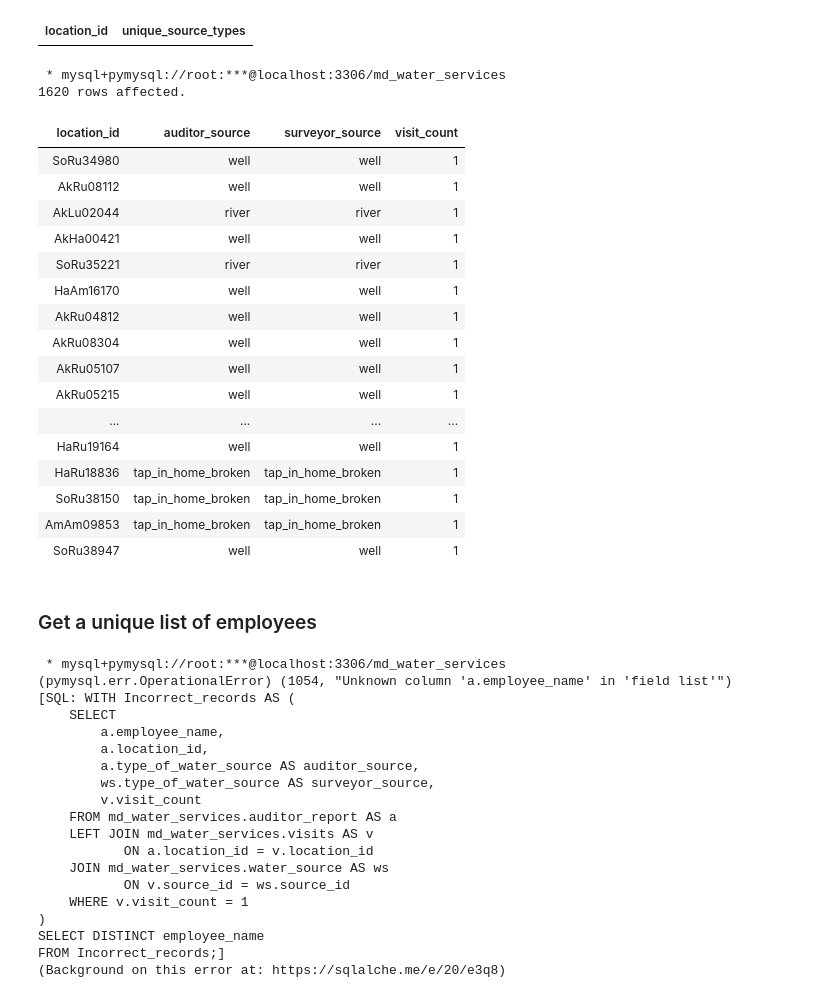
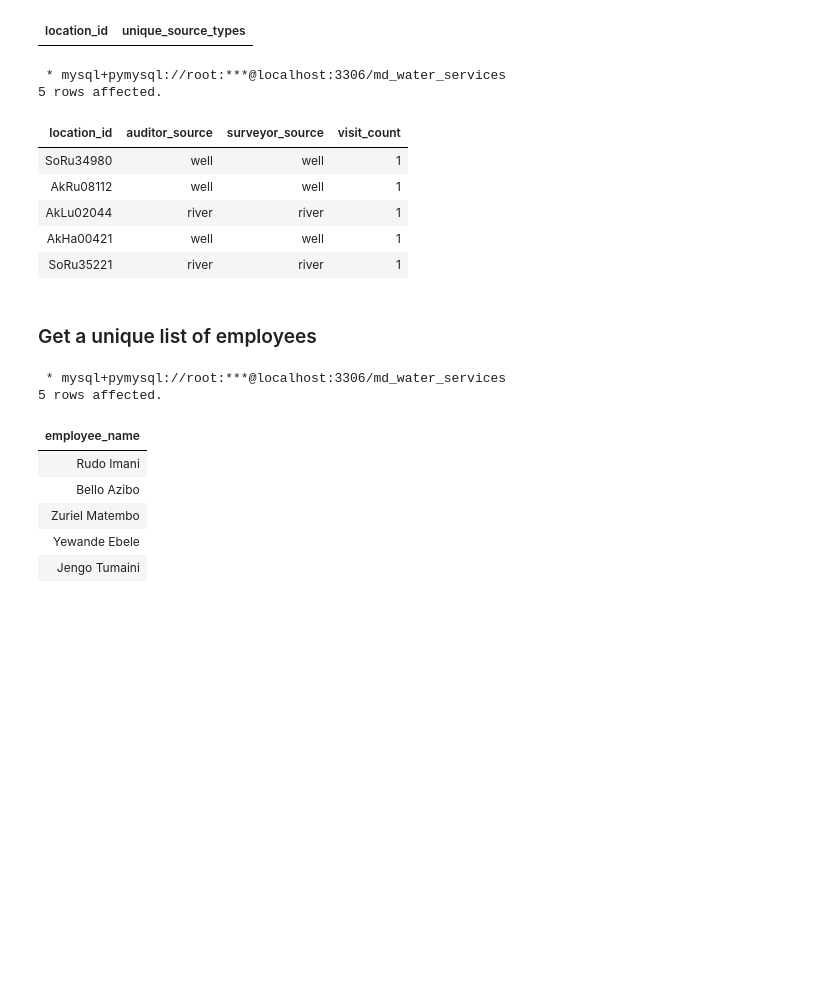
Before and after one commit to hendrybones/Water-distribution-project-, a Jupyter notebook: Water project part 3.ipynb, the cells around one changed output. Cells and saved outputs as stored; diff of their text form; code cells hidden in the pictures; blank space fills up the shorter version.

```diff
--- a/Water project part 3.ipynb
+++ b/Water project part 3.ipynb
@@ -267,77 +267,65 @@ LIMIT 10000;
 # %%
 %%sql
 WITH Incorrect_records AS (
     SELECT
         a.location_id,
         a.type_of_water_source AS auditor_source,
         ws.type_of_water_source AS surveyor_source,
         v.visit_count
     FROM md_water_services.auditor_report AS a
     LEFT JOIN md_water_services.visits AS v
            ON a.location_id = v.location_id
     JOIN md_water_services.water_source AS ws
            ON v.source_id = ws.source_id
     WHERE v.visit_count = 1
 )
 SELECT *
-FROM Incorrect_records;
+FROM Incorrect_records
+limit 5;
 # %% [output]
  * mysql+pymysql://root:***@localhost:3306/md_water_services
-1620 rows affected.
+5 rows affected.
 | location_id | auditor_source | surveyor_source | visit_count |
 | SoRu34980 | well | well | 1 |
 | AkRu08112 | well | well | 1 |
 | AkLu02044 | river | river | 1 |
 | AkHa00421 | well | well | 1 |
 | SoRu35221 | river | river | 1 |
-| HaAm16170 | well | well | 1 |
-| AkRu04812 | well | well | 1 |
-| AkRu08304 | well | well | 1 |
-| AkRu05107 | well | well | 1 |
-| AkRu05215 | well | well | 1 |
-| ... | ... | ... | ... |
-| HaRu19164 | well | well | 1 |
-| HaRu18836 | tap_in_home_broken | tap_in_home_broken | 1 |
-| SoRu38150 | tap_in_home_broken | tap_in_home_broken | 1 |
-| AmAm09853 | tap_in_home_broken | tap_in_home_broken | 1 |
-| SoRu38947 | well | well | 1 |
 # %% [markdown]
 ### Get a unique list of employees
 # %%
 %%sql
 WITH Incorrect_records AS (
     SELECT
-        a.employee_name,
-        a.location_id,
-        a.type_of_water_source AS auditor_source,
-        ws.type_of_water_source AS surveyor_source,
-        v.visit_count
-    FROM md_water_services.auditor_report AS a
-    LEFT JOIN md_water_services.visits AS v
-           ON a.location_id = v.location_id
-    JOIN md_water_services.water_source AS ws
-           ON v.source_id = ws.source_id
-    WHERE v.visit_count = 1
+        auditor_report.location_id,
+        visits.record_id,
+        emp.employee_name,
+        auditor_report.true_water_source_score AS auditor_score,
+        wq.subjective_quality_score AS surveyor_score,
+        auditor_report.statements
+    FROM auditor_report
+    JOIN visits
+        ON auditor_report.location_id = visits.location_id
+    JOIN water_quality wq
+        ON visits.record_id = wq.record_id
+    JOIN employee emp
+        ON emp.assigned_employee_id = visits.assigned_employee_id
+    WHERE visits.visit_count = 1
+      AND auditor_report.true_water_source_score != wq.subjective_quality_score
+),
+Unique_employees AS (
+    SELECT DISTINCT employee_name
+    FROM Incorrect_records
 )
-SELECT DISTINCT employee_name
-FROM Incorrect_records;
+SELECT *
+FROM Unique_employees
+LIMIT 5;
 # %% [output]
  * mysql+pymysql://root:***@localhost:3306/md_water_services
-(pymysql.err.OperationalError) (1054, "Unknown column 'a.employee_name' in 'field list'")
-[SQL: WITH Incorrect_records AS (
-    SELECT
-        a.employee_name,
-        a.location_id,
-        a.type_of_water_source AS auditor_source,
-        ws.type_of_water_source AS surveyor_source,
-        v.visit_count
-    FROM md_water_services.auditor_report AS a
-    LEFT JOIN md_water_services.visits AS v
-           ON a.location_id = v.location_id
-    JOIN md_water_services.water_source AS ws
-           ON v.source_id = ws.source_id
-    WHERE v.visit_count = 1
-)
-SELECT DISTINCT employee_name
-FROM Incorrect_records;]
-(Background on this error at: https://sqlalche.me/e/20/e3q8)
+5 rows affected.
+| employee_name |
+| Rudo Imani |
+| Bello Azibo |
+| Zuriel Matembo |
+| Yewande Ebele |
+| Jengo Tumaini |
```
Also changed, not shown: parts of 20 cells of this notebook.
